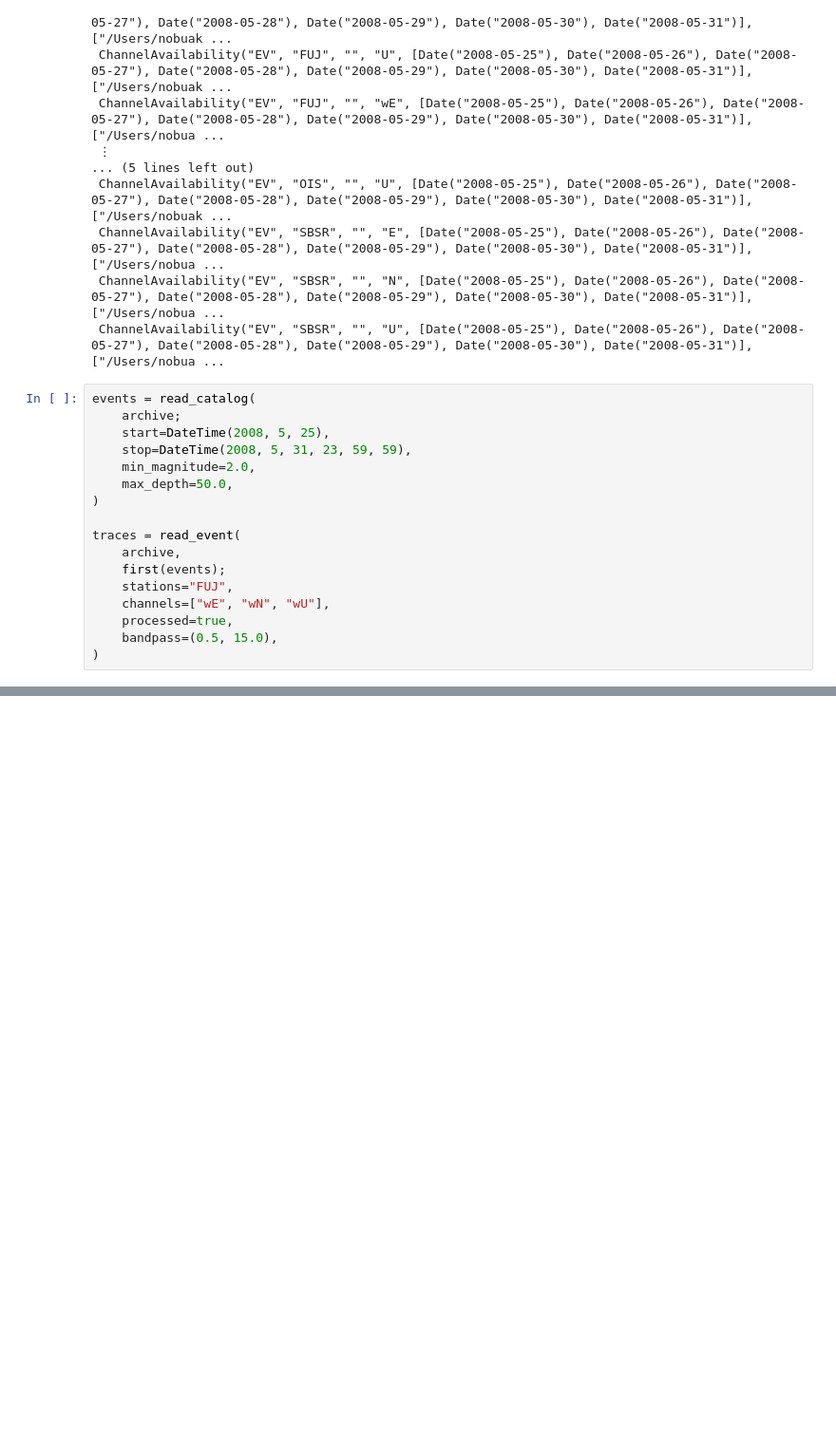
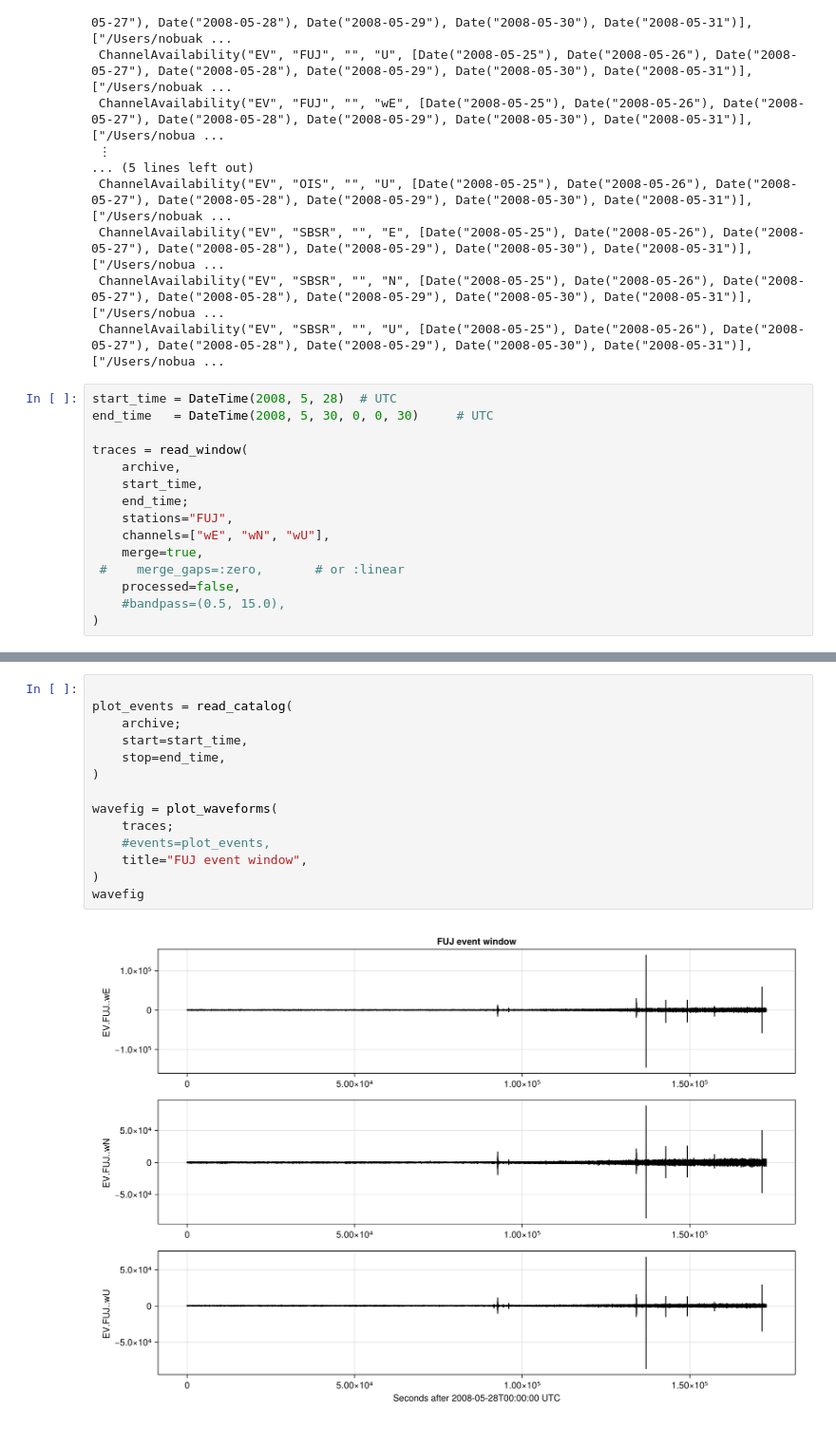
Before and after one commit to seismobassoon/sonifSismo.jl, a Jupyter notebook: notebooks/simpleSonification.ipynb, the cells around one changed output, grey strips where cells are left out. Shown at 95% size. Cells and saved outputs as stored; diff of their text form; blank space fills up the shorter version.

```diff
--- a/notebooks/simpleSonification.ipynb
+++ b/notebooks/simpleSonification.ipynb
@@ -35,20 +35,18 @@ available_channels(archive)
  ChannelAvailability("EV", "SBSR", "", "N", [Date("2008-05-25"), Date("2008-05-26"), Date("2008-05-27"), Date("2008-05-28"), Date("2008-05-29"), Date("2008-05-30"), Date("2008-05-31")], ["/Users/nobua ...
  ChannelAvailability("EV", "SBSR", "", "U", [Date("2008-05-25"), Date("2008-05-26"), Date("2008-05-27"), Date("2008-05-28"), Date("2008-05-29"), Date("2008-05-30"), Date("2008-05-31")], ["/Users/nobua ...
 # %%
-events = read_catalog(
-    archive;
-    start=DateTime(2008, 5, 25),
-    stop=DateTime(2008, 5, 31, 23, 59, 59),
-    min_magnitude=2.0,
-    max_depth=50.0,
-)
+start_time = DateTime(2008, 5, 28)  # UTC
+end_time   = DateTime(2008, 5, 30, 0, 0, 30)     # UTC
 
-traces = read_event(
+traces = read_window(
     archive,
-    first(events);
+    start_time,
+    end_time;
     stations="FUJ",
     channels=["wE", "wN", "wU"],
-    processed=true,
-    bandpass=(0.5, 15.0),
+    merge=true,
+ #    merge_gaps=:zero,       # or :linear
+    processed=false,
+    #bandpass=(0.5, 15.0),
 )
 # %% [output]
@@ -78,0 +77,16 @@ Seis.Trace{Float64,Vector{Float32},Seis.Geographic{Float64}}:
+# %%
+
+plot_events = read_catalog(
+    archive;
+    start=start_time,
+    stop=end_time,
+)
+
+wavefig = plot_waveforms(
+    traces;
+    #events=plot_events,
+    title="FUJ event window",
+)
+wavefig
+# %% [output]
+[figure, added]
```
Also changed, not shown: parts of 4 cells of this notebook, 3 other files.
